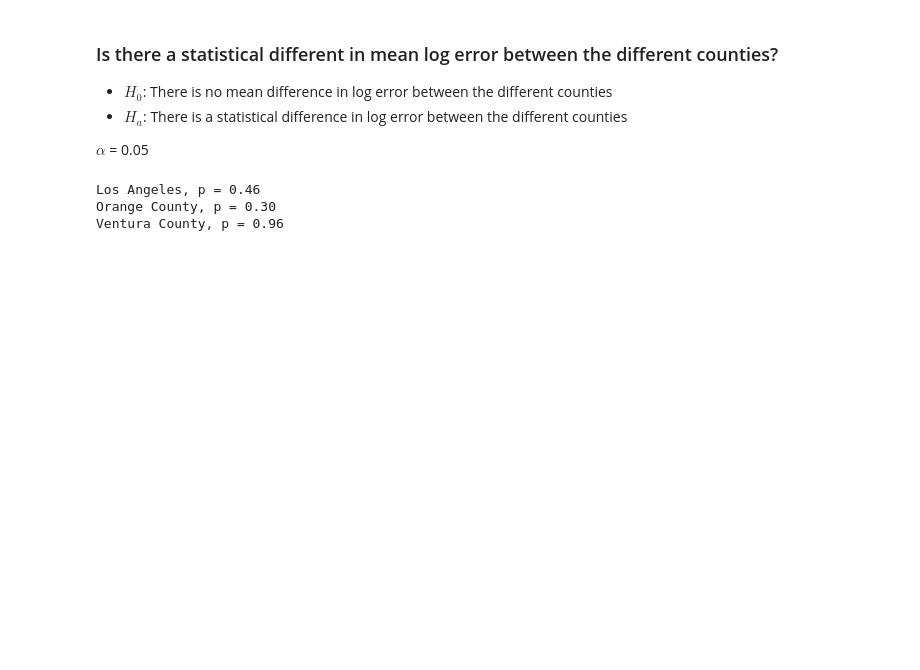
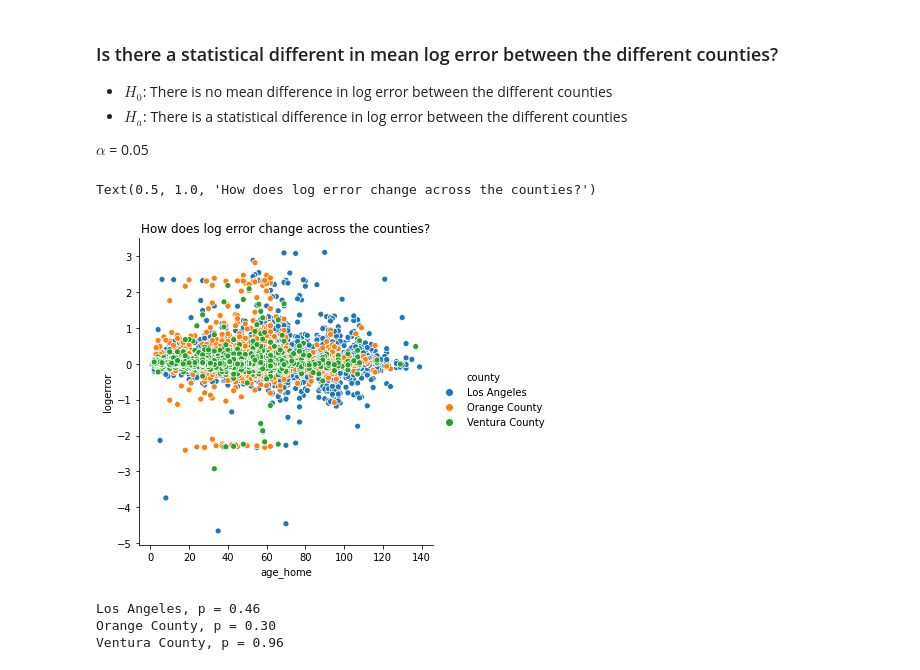
Before and after one commit to minimizing-zillow-logerror/zillow-clustering-project, a Jupyter notebook: improving_the_zestimate.ipynb, the cells around one changed output. Cells and saved outputs as stored; diff of their text form; code cells hidden in the pictures; blank space fills up the shorter version.

```diff
--- a/improving_the_zestimate.ipynb
+++ b/improving_the_zestimate.ipynb
@@ -206,6 +215,12 @@ One anomaly to point out - there seems to be that `tax_rate` only shows up in th
 * $H_a$: There is a statistical difference in log error between the different counties
 
 $\alpha$ = 0.05
+# %%
+sns.relplot(x="age_home", y="logerror", hue = 'county',data=zillow)
+plt.title("How does log error change across the counties?")
+# %% [output]
+Text(0.5, 1.0, 'How does log error change across the counties?')
+[figure, added]
 # %%
 # first do a one tail test against the group mean
 for i in range(0,3):
```
Also changed, not shown: parts of 39 cells of this notebook.
